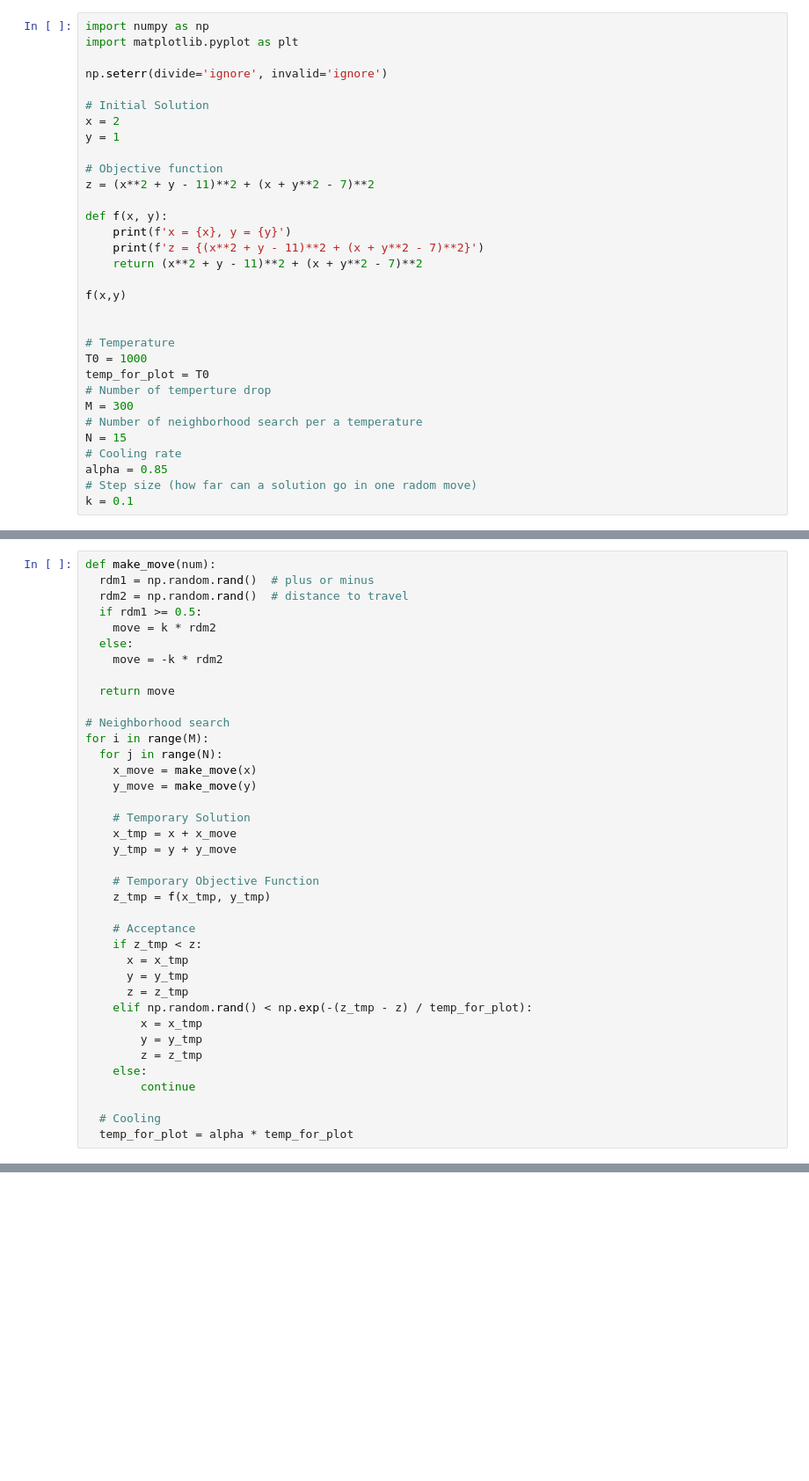
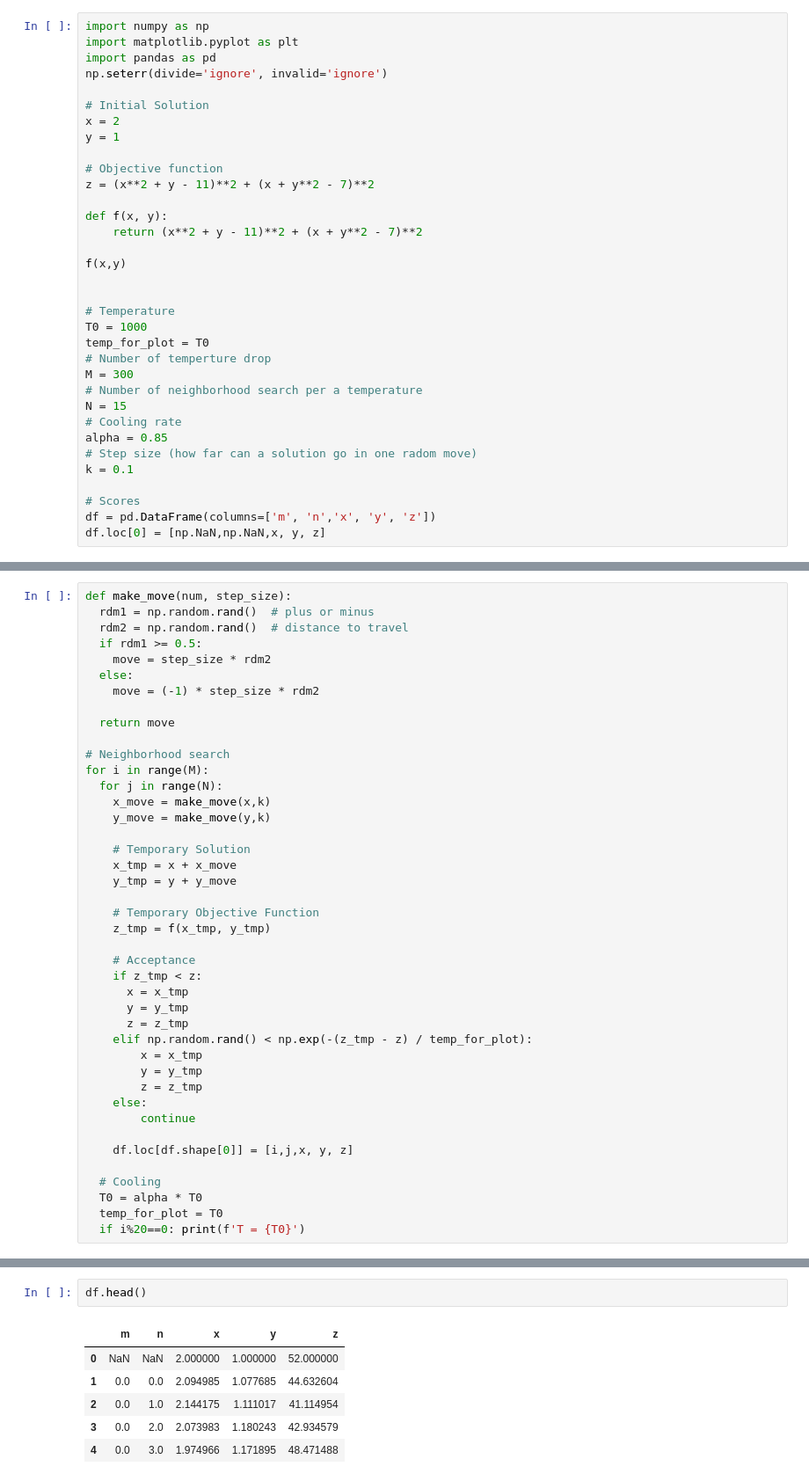
Before and after one commit to ShigekiKamata/Learn, a Jupyter notebook: SimmulatedAnnealing_Basics.ipynb, the cells around one changed output, grey strips where cells are left out. Shown at 88% size. Saved outputs shown, nothing was run; the diff lists cells and outputs as text; blank space fills up the shorter version.

```diff
--- a/SimmulatedAnnealing_Basics.ipynb
+++ b/SimmulatedAnnealing_Basics.ipynb
@@ -3,7 +3,7 @@
 # %%
 import numpy as np
 import matplotlib.pyplot as plt
-
+import pandas as pd
 np.seterr(divide='ignore', invalid='ignore')
 
 # Initial Solution
@@ -14,8 +14,6 @@ y = 1
 z = (x**2 + y - 11)**2 + (x + y**2 - 7)**2
 
 def f(x, y):
-    print(f'x = {x}, y = {y}')
-    print(f'z = {(x**2 + y - 11)**2 + (x + y**2 - 7)**2}')
     return (x**2 + y - 11)**2 + (x + y**2 - 7)**2
 
 f(x,y)
@@ -32,3 +30,7 @@ N = 15
 alpha = 0.85
 # Step size (how far can a solution go in one radom move)
 k = 0.1
+
+# Scores
+df = pd.DataFrame(columns=['m', 'n','x', 'y', 'z'])
+df.loc[0] = [np.NaN,np.NaN,x, y, z]
@@ -38,19 +37,19 @@ z = 52
 # %%
-def make_move(num):
+def make_move(num, step_size):
   rdm1 = np.random.rand()  # plus or minus
   rdm2 = np.random.rand()  # distance to travel
   if rdm1 >= 0.5:
-    move = k * rdm2
+    move = step_size * rdm2
   else:
-    move = -k * rdm2
+    move = (-1) * step_size * rdm2
 
   return move
 
 # Neighborhood search
 for i in range(M):
   for j in range(N):
-    x_move = make_move(x)
-    y_move = make_move(y)
+    x_move = make_move(x,k)
+    y_move = make_move(y,k)
 
     # Temporary Solution
     x_tmp = x + x_move
@@ -71,5 +70,9 @@ for i in range(M):
     else:
         continue
 
+    df.loc[df.shape[0]] = [i,j,x, y, z]
+
   # Cooling
-  temp_for_plot = alpha * temp_for_plot
+  T0 = alpha * T0
+  temp_for_plot = T0
+  if i%20==0: print(f'T = {T0}')
@@ -75,0 +95,9 @@ for i in range(M):
+# %%
+df.head()
+# %% [output]
+|  | m | n | x | y | z |
+| 0 | NaN | NaN | 2.000000 | 1.000000 | 52.000000 |
+| 1 | 0.0 | 0.0 | 2.094985 | 1.077685 | 44.632604 |
+| 2 | 0.0 | 1.0 | 2.144175 | 1.111017 | 41.114954 |
+| 3 | 0.0 | 2.0 | 2.073983 | 1.180243 | 42.934579 |
+| 4 | 0.0 | 3.0 | 1.974966 | 1.171895 | 48.471488 |
```
Also changed, not shown: parts of 4 cells of this notebook.
